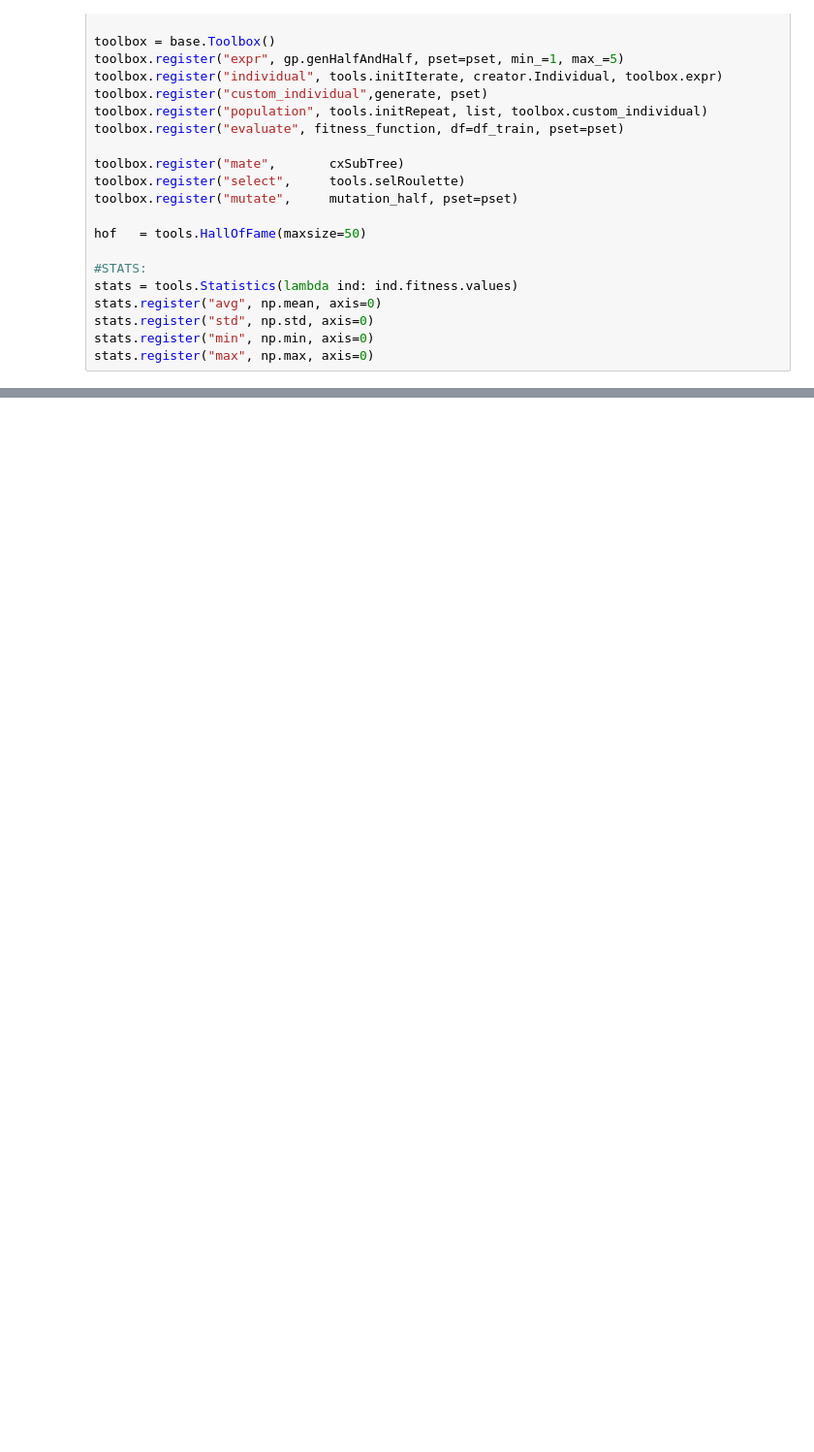
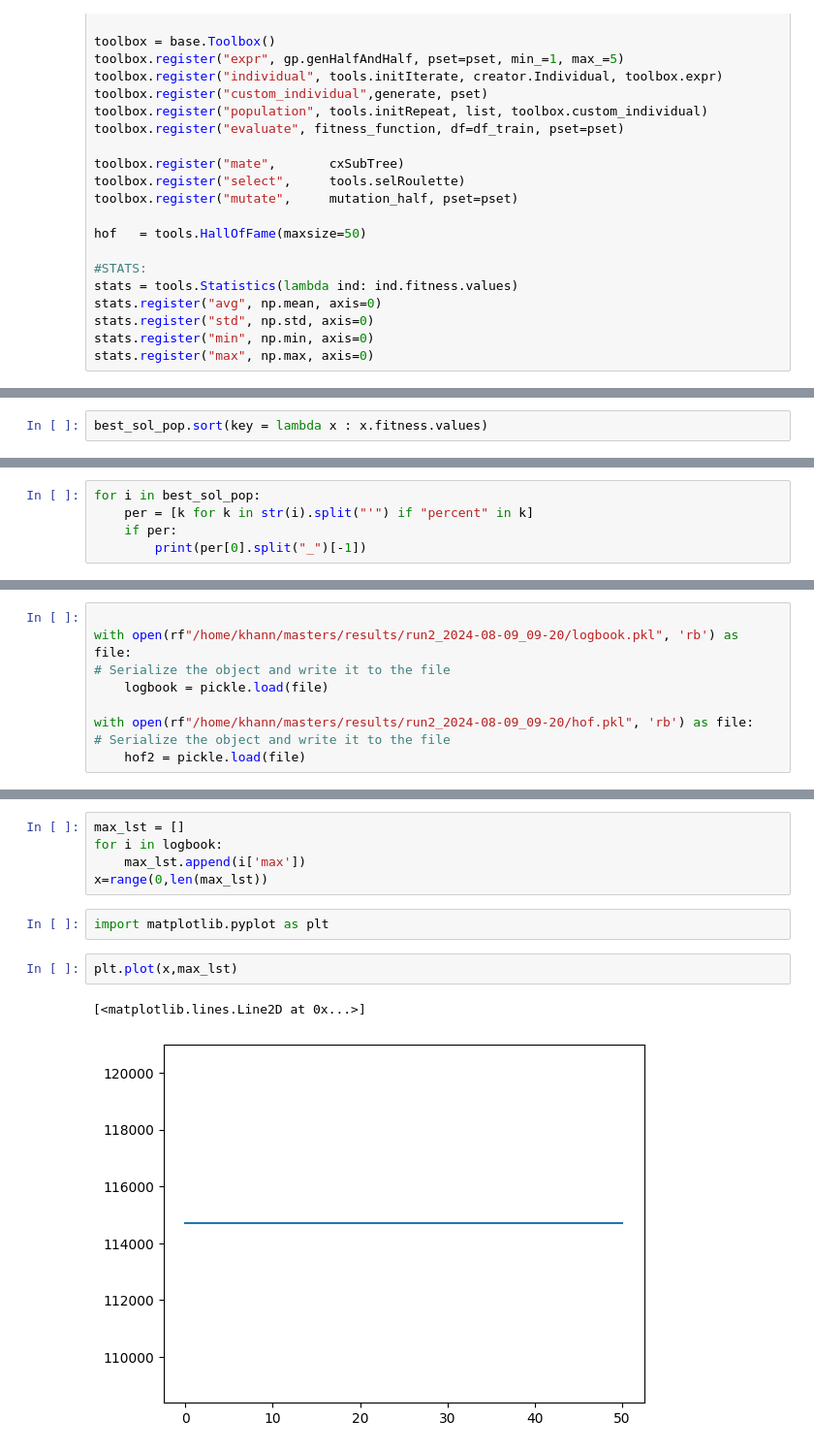
Before and after one commit to KhanNot/GP_trading_strategies, a Jupyter notebook: read_results.ipynb, the cells around one changed output, grey strips where cells are left out. Shown: that part at 97% size. Saved outputs shown, nothing was run; the diff lists cells and outputs as text; blank space fills up the shorter version.

```diff
--- a/read_results.ipynb
+++ b/read_results.ipynb
@@ -134,0 +154,2 @@ Index(['Unnamed: 0', 'population_number', 'generations', 'run_time',
+# %%
+best_sol_pop.sort(key = lambda x : x.fitness.values)
@@ -134,0 +178,5 @@ Index(['Unnamed: 0', 'population_number', 'generations', 'run_time',
+# %%
+for i in best_sol_pop:
+    per = [k for k in str(i).split("'") if "percent" in k]
+    if per:
+        print(per[0].split("_")[-1])
@@ -134,0 +188,9 @@ Index(['Unnamed: 0', 'population_number', 'generations', 'run_time',
+# %%
+
+with open(rf"/home/khann/masters/results/run2_2024-08-09_09-20/logbook.pkl", 'rb') as file:
+# Serialize the object and write it to the file
+    logbook = pickle.load(file)
+
+with open(rf"/home/khann/masters/results/run2_2024-08-09_09-20/hof.pkl", 'rb') as file:
+# Serialize the object and write it to the file
+    hof2 = pickle.load(file)
@@ -134,0 +206,12 @@ Index(['Unnamed: 0', 'population_number', 'generations', 'run_time',
+# %%
+max_lst = []
+for i in logbook:
+    max_lst.append(i['max'])
+x=range(0,len(max_lst))
+# %%
+import matplotlib.pyplot as plt
+# %%
+plt.plot(x,max_lst)
+# %% [output]
+[<matplotlib.lines.Line2D at 0x...>]
+[figure, added]
```
Also changed, not shown: parts of 21 cells of this notebook, 13 other files.
